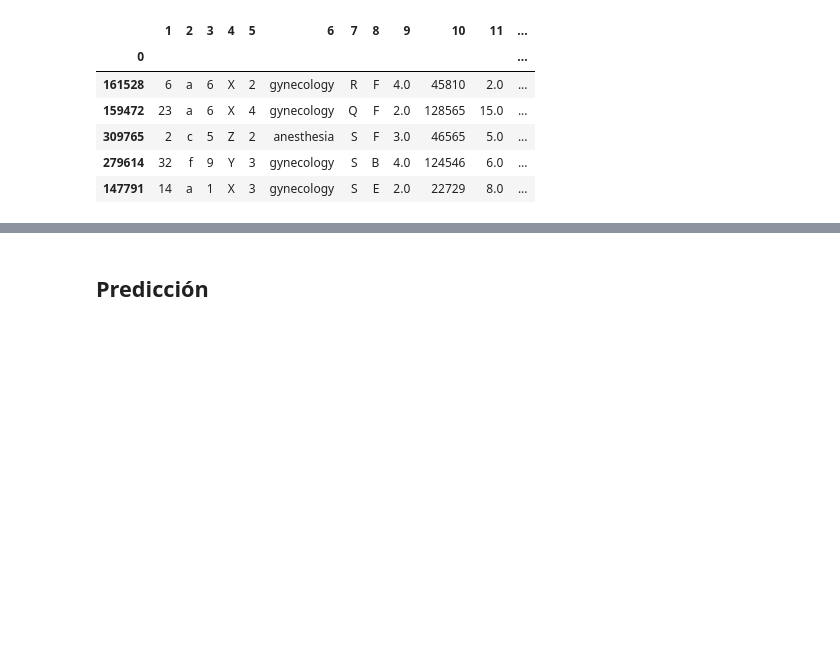
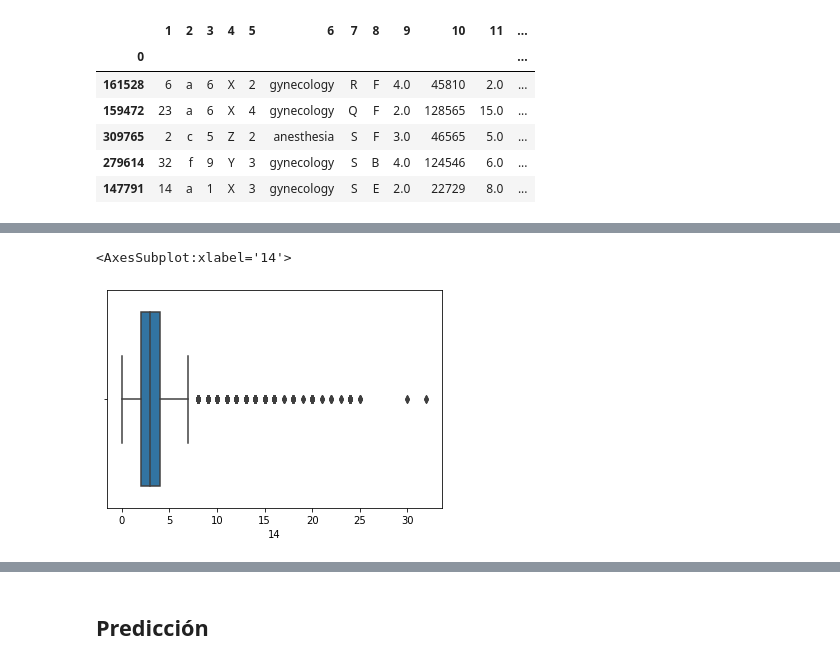
Before and after one commit to JoseKuru/bootcamp, a Jupyter notebook: week11_unsupervised_/day3_dl_neural_network_I/Competicion_duracion/Jose_Carlos_Batista.ipynb, the cells around one changed output, grey strips where cells are left out. Saved outputs shown, nothing was run; the diff lists cells and outputs as text; code cells hidden in the pictures; blank space fills up the shorter version.

```diff
--- a/week11_unsupervised_/day3_dl_neural_network_I/Competicion_duracion/Jose_Carlos_Batista.ipynb
+++ b/week11_unsupervised_/day3_dl_neural_network_I/Competicion_duracion/Jose_Carlos_Batista.ipynb
@@ -51,0 +90,5 @@ df['17'].unique().shape
+# %%
+sns.boxplot(data=df, x='14')
+# %% [output]
+<AxesSubplot:xlabel='14'>
+[figure, added]
```
Also changed, not shown: parts of 64 cells of this notebook, 37 other files.
